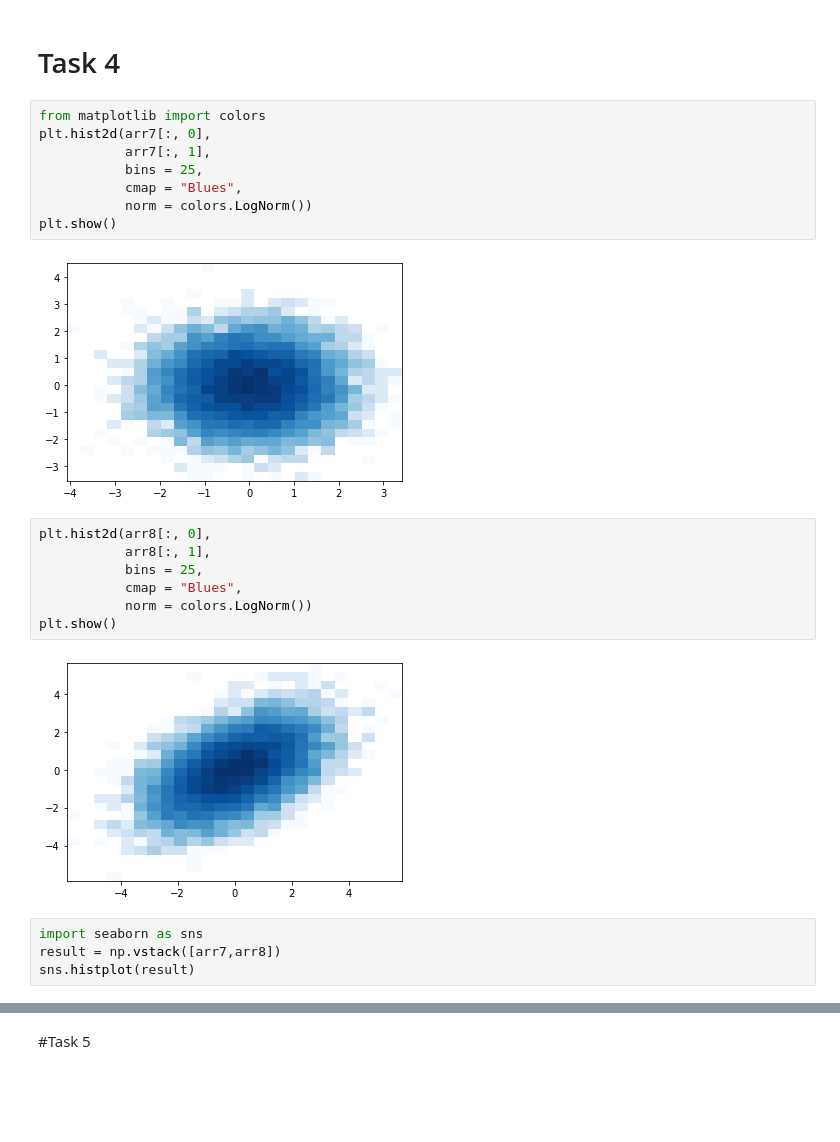
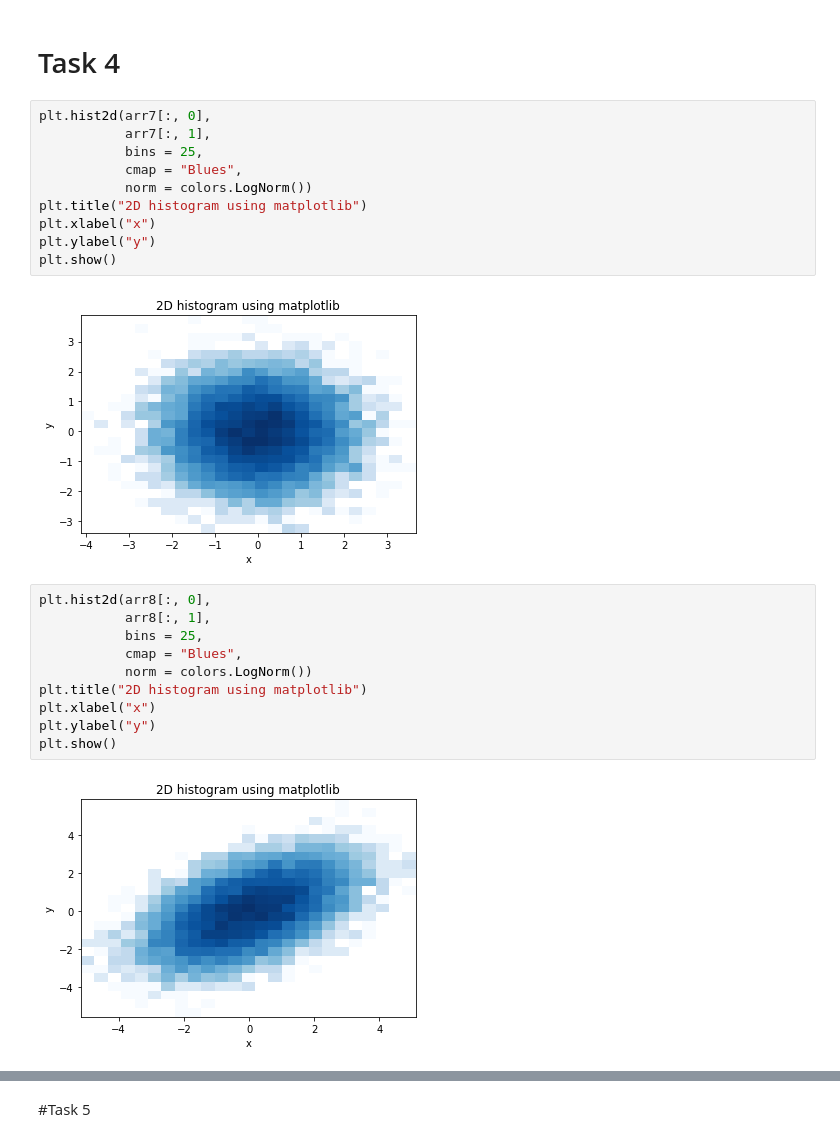
Before and after one commit to GorniQ/data_analytics, a Jupyter notebook: lab1/da_lab1.ipynb, the cells around one changed output, grey strips where cells are left out. Drawn from its saved outputs; the diff is of its cells as text; blank space fills up the shorter version.

```diff
--- a/lab1/da_lab1.ipynb
+++ b/lab1/da_lab1.ipynb
@@ -221,25 +141,26 @@ plt.show()
 # %% [markdown]
 # Task 4
 # %%
-from matplotlib import colors
 plt.hist2d(arr7[:, 0],
            arr7[:, 1],
            bins = 25,
            cmap = "Blues",
            norm = colors.LogNorm())
+plt.title("2D histogram using matplotlib")
+plt.xlabel("x")
+plt.ylabel("y")
 plt.show()
 # %% [output]
-[figure, old version]
+[figure, new version]
 # %%
 plt.hist2d(arr8[:, 0],
            arr8[:, 1],
            bins = 25,
            cmap = "Blues",
            norm = colors.LogNorm())
+plt.title("2D histogram using matplotlib")
+plt.xlabel("x")
+plt.ylabel("y")
 plt.show()
 # %% [output]
-[figure, old version]
+[figure, new version]
-# %%
-import seaborn as sns
-result = np.vstack([arr7,arr8])
-sns.histplot(result)
```
Also changed, not shown: parts of 31 cells of this notebook.
